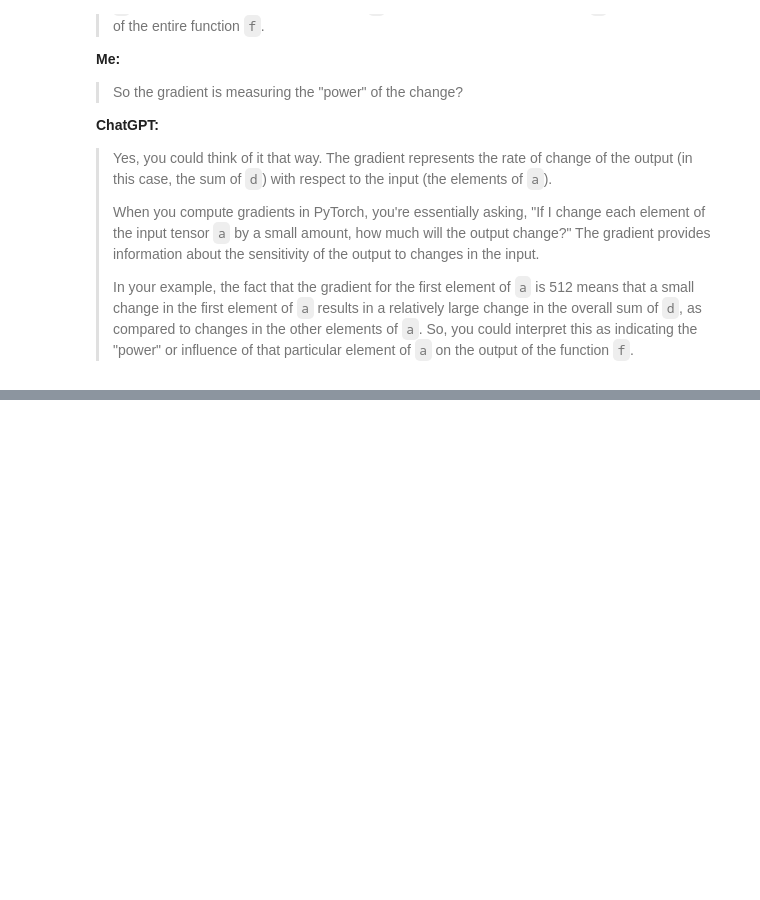
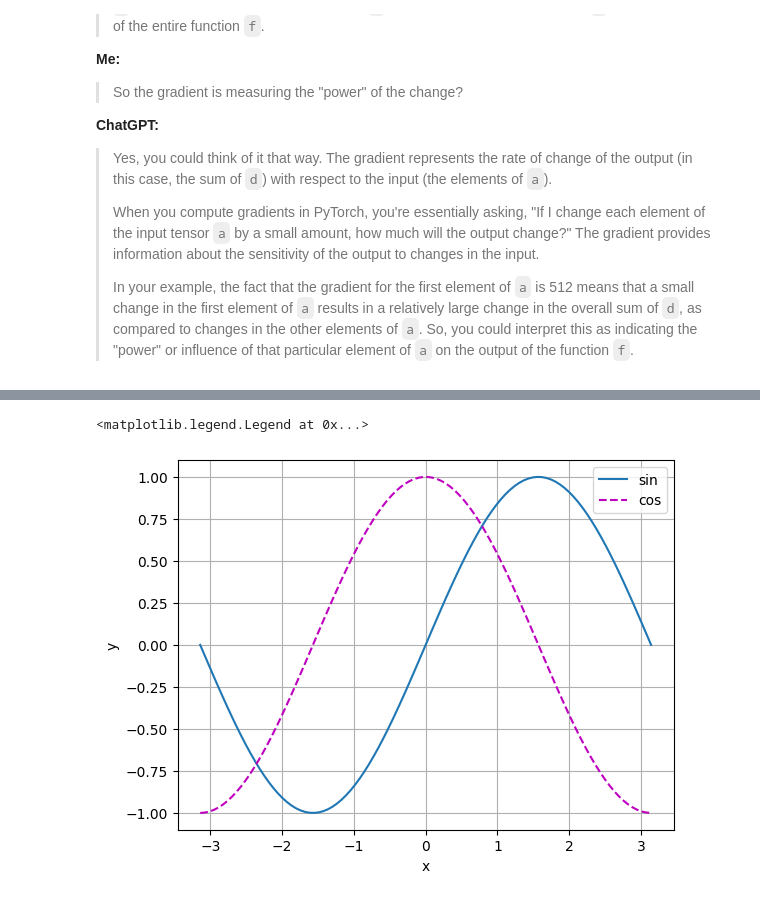
Before and after one commit to marek-onPC/d2l, a Jupyter notebook: 2_5_automatic_differentiation.ipynb, the cells around one changed output, grey strips where cells are left out. Cells and saved outputs as stored; diff of their text form; code cells hidden in the pictures; blank space fills up the shorter version.

```diff
--- a/2_5_automatic_differentiation.ipynb
+++ b/2_5_automatic_differentiation.ipynb
@@ -257,0 +249,9 @@ a, d, a.grad
+# %%
+# 4
+import  numpy as np
+range = np.linspace(- np.pi, np.pi, 100)
+x = torch.tensor(range, requires_grad=True)
+y = x.sin()
+y.sum().backward()
+grad = x.grad
+x, y, grad, grad == x.cos()
@@ -257,0 +276,13 @@ a, d, a.grad
+# %%
+from matplotlib import pyplot
+
+axes = pyplot.gca()
+axes.set_xlabel("x"), axes.set_ylabel("y")
+axes.grid()
+
+axes.plot(x.detach(), y.detach())
+axes.plot(x.detach(), grad, "m--")
+axes.legend(["sin", "cos"])
+# %% [output]
+<matplotlib.legend.Legend at 0x...>
+[figure, added]
```
Also changed, not shown: parts of 4 cells of this notebook.
